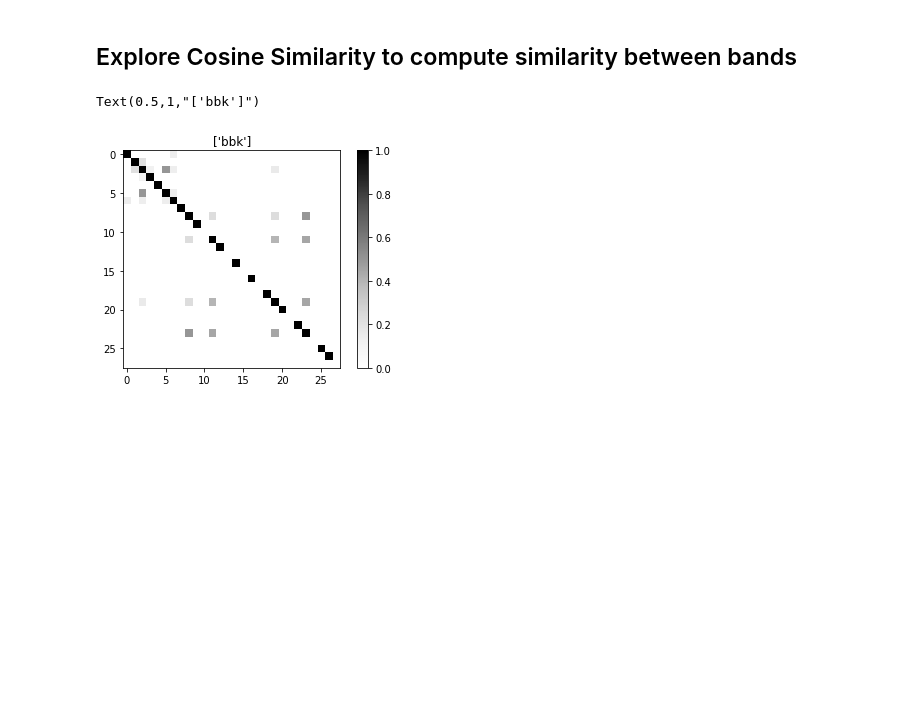
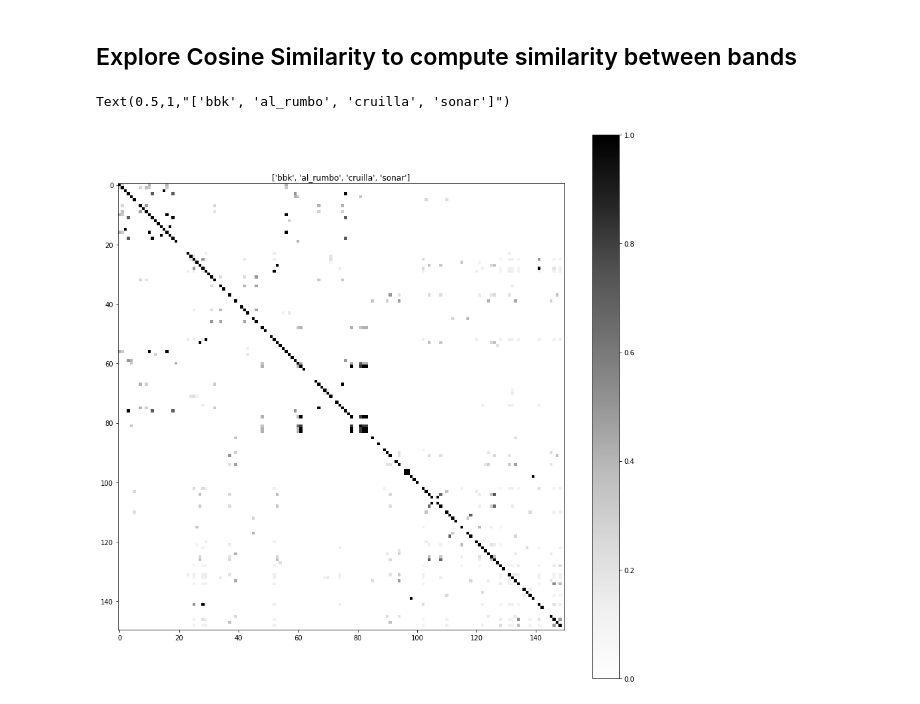
Before and after one commit to eduardbonada/festivals2018, a Jupyter notebook: Explore Festivals Info.ipynb, the cells around one changed output. Saved outputs shown, nothing was run; the diff lists cells and outputs as text; code cells hidden in the pictures; blank space fills up the shorter version.

```diff
--- a/Explore Festivals Info.ipynb
+++ b/Explore Festivals Info.ipynb
@@ -68,8 +68,8 @@ gc_df.sort_values(by='count',ascending=False).head(50).plot(kind='bar', figsize=
 # https://stackoverflow.com/questions/40213177/pandas-convert-multiple-categories-to-dummies
 # %%
 # choose festivals to analyze
-festivals_names = ['bbk']#['bbk','al_rumbo','cruilla','sonar']
-festivals_colors = ['g']#['r','g','b','k']
+festivals_names = ['bbk','al_rumbo','cruilla','sonar']
+festivals_colors = ['r','g','b','k']
 #set(bands['festival'])
 # %%
 # filter bands for the given festivals
@@ -173,12 +185,12 @@ from sklearn.metrics.pairwise import cosine_similarity
 csm = cosine_similarity(festivals_bands[festivals_genres])
 # %%
 # plot matrix
-fig = plt.figure()
+fig = plt.figure(figsize=[15,15])
 ax = fig.add_subplot(1,1,1)
 ax.set_aspect('equal')
-plt.imshow(cs, interpolation='nearest', cmap=plt.cm.Greys)
+plt.imshow(csm, interpolation='nearest', cmap=plt.cm.Greys)
 plt.colorbar()
 plt.title(festivals_names)
 # %% [output]
-Text(0.5,1,"['bbk']")
+Text(0.5,1,"['bbk', 'al_rumbo', 'cruilla', 'sonar']")
-[figure, old version]
+[figure, new version]
```
Also changed, not shown: parts of 3 cells of this notebook, 2 other files.
